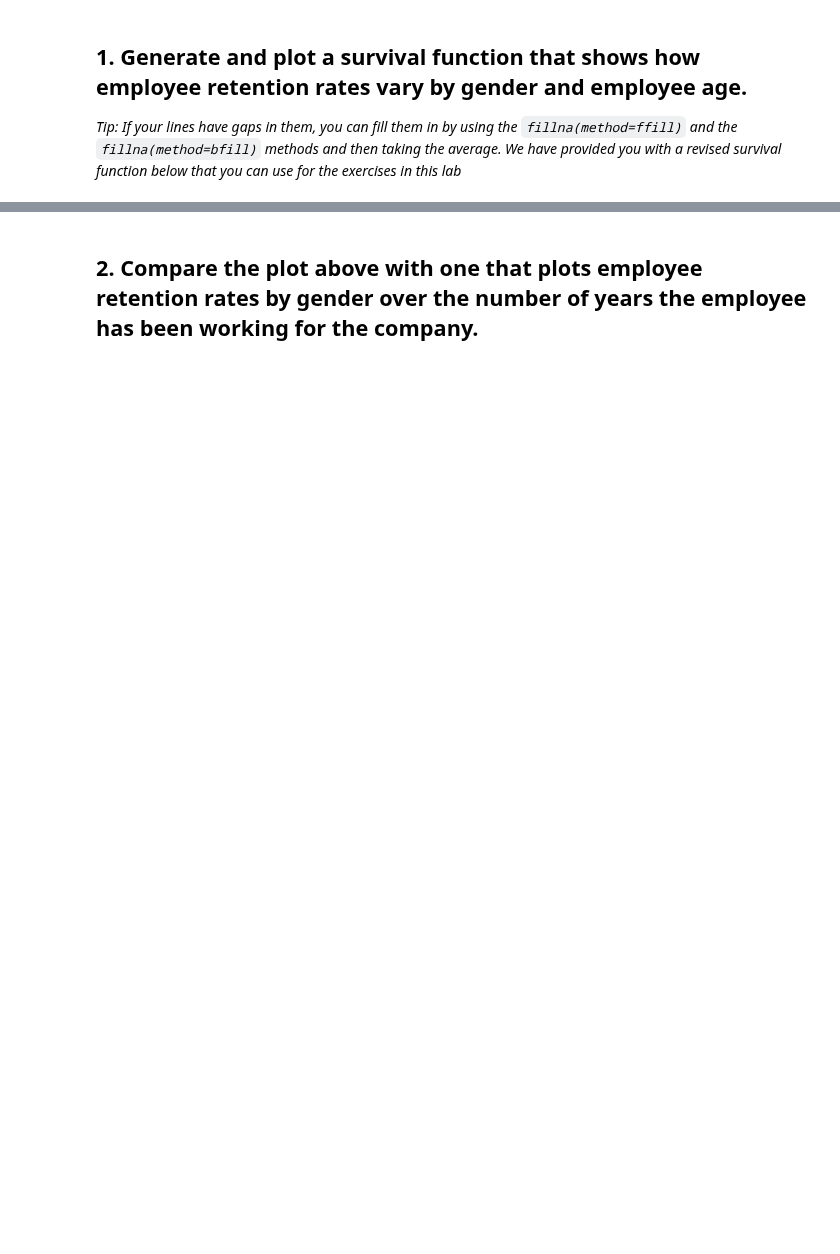
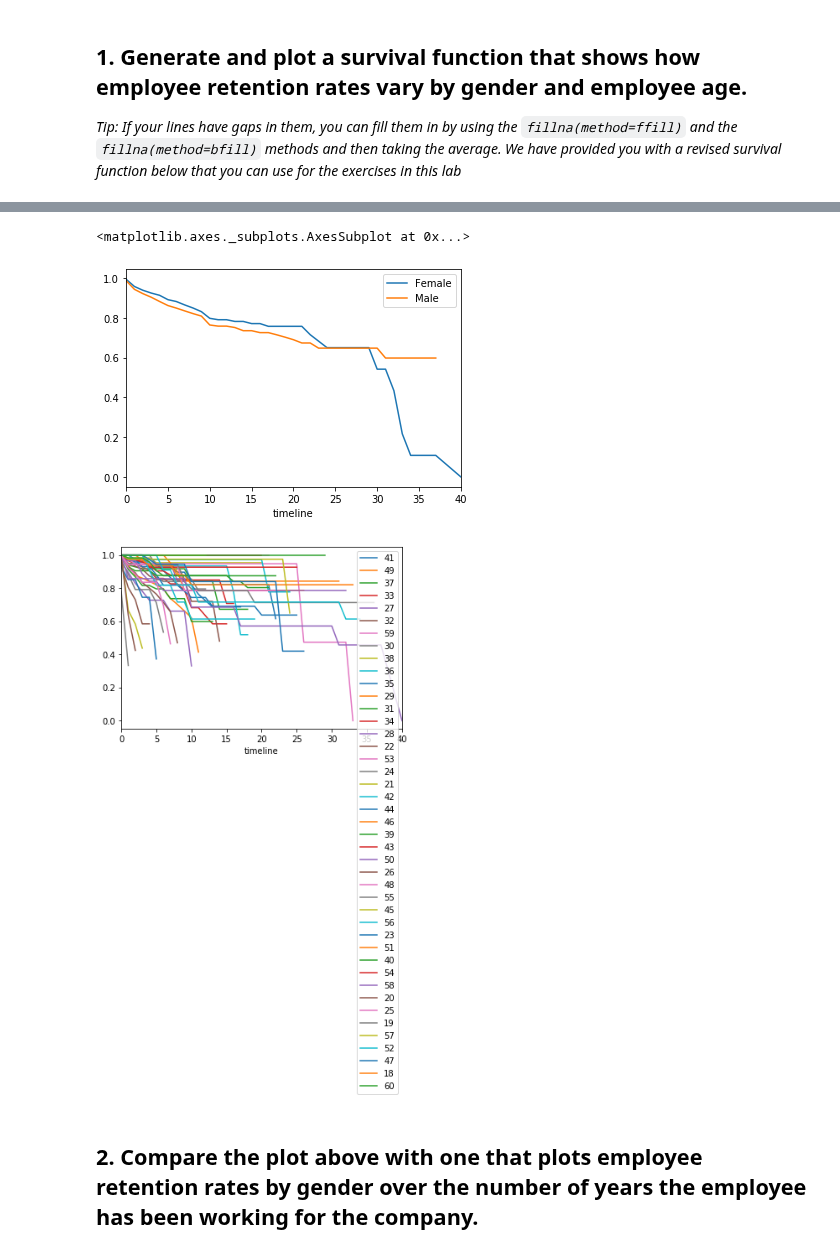
Before and after one commit to ironhack-labs/data-labs, a Jupyter notebook: module-2/lab-survival-analysis/your-code/main.ipynb, the cells around one changed output, grey strips where cells are left out. Drawn from its saved outputs; the diff is of its cells as text; code cells hidden in the pictures; blank space fills up the shorter version.

```diff
--- a/module-2/lab-survival-analysis/your-code/main.ipynb
+++ b/module-2/lab-survival-analysis/your-code/main.ipynb
@@ -18,2 +14,2 @@ chart_studio.plotly module instead.
 # %%
-data = pd.read_csv('./data/attrition.csv')
+data = pd.read_csv('../data/attrition.csv')
@@ -38,5 +65,17 @@ def survival(data, group_field, time_field, event_field):
     back_fill = survival.fillna(method='bfill')
     smoothed = (front_fill + back_fill) / 2
     return smoothed
+# %%
+emp_ret_gender = survival(data, 'Gender', 'YearsAtCompany', 'Attrition')
+emp_ret_age = survival(data, 'Age', 'YearsAtCompany', 'Attrition' )
+
+emp_ret_gender.plot()
+emp_ret_age.plot() # bin the ages if I were looking at this for a professional setting
+
+# survival(data, 'Gender', 'Age', 'Attrition').plot()
+# %% [output]
+<matplotlib.axes._subplots.AxesSubplot at 0x...>
+[figure, added]
+[figure, added]
 # %% [markdown]
 ## 2. Compare the plot above with one that plots employee retention rates by gender over the number of years the employee has been working for the company.
```
Also changed, not shown: parts of 15 cells of this notebook, 2 other files.
